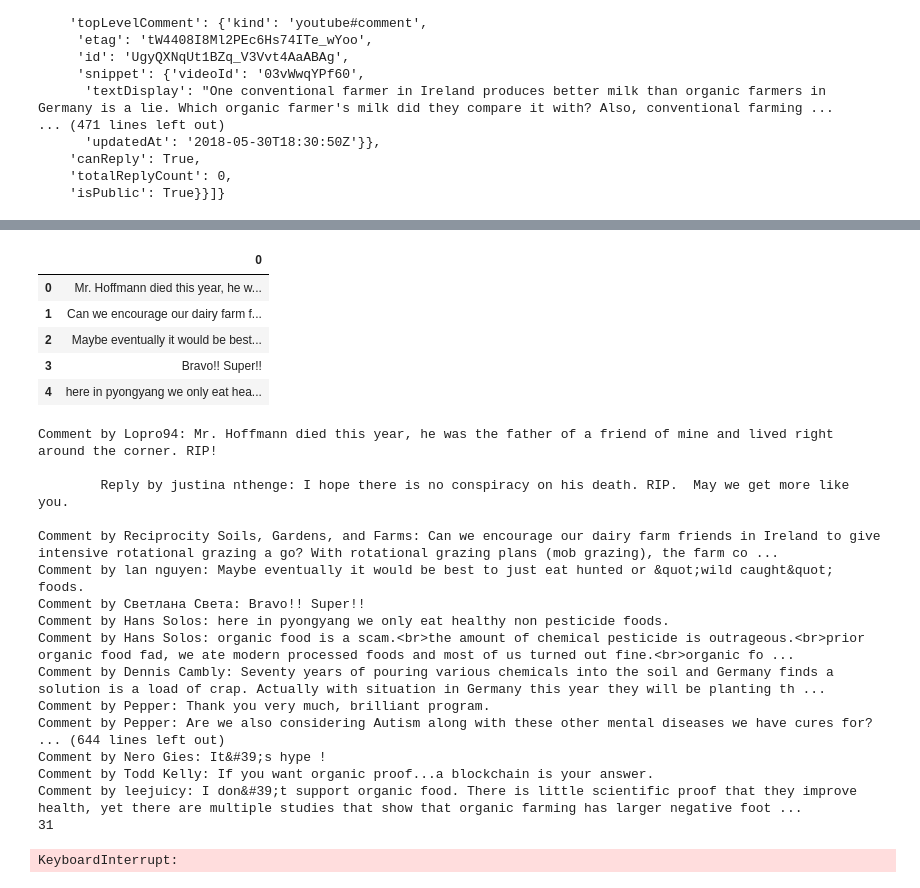
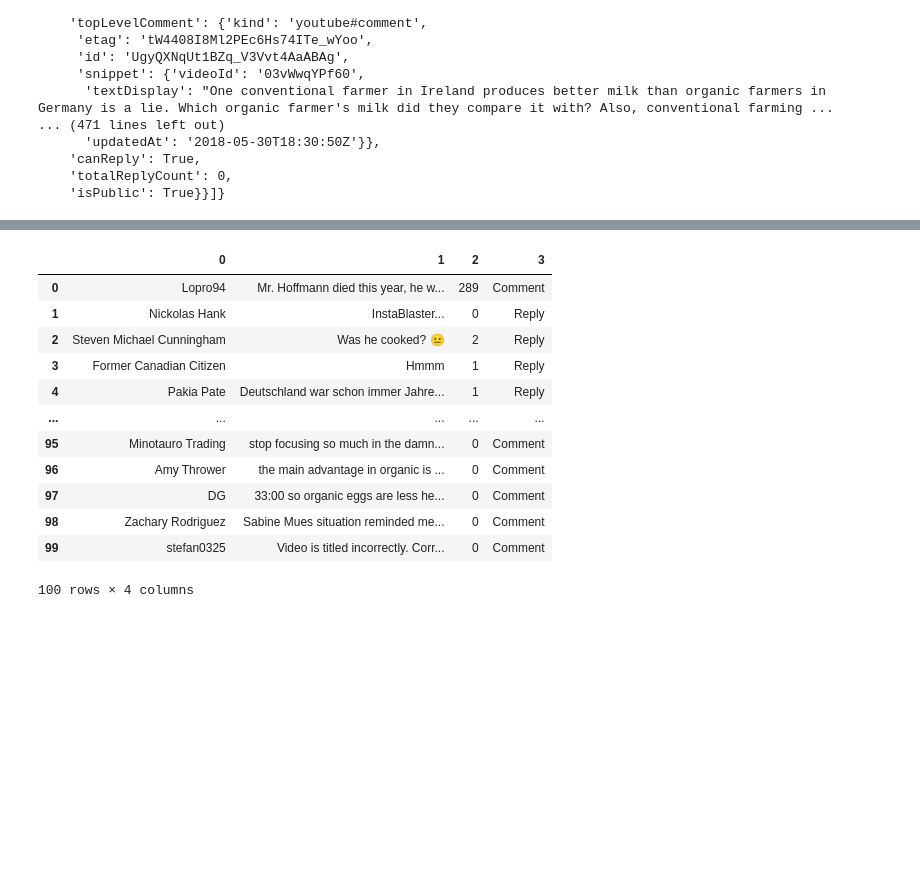
Before and after one commit to cianWalshA/CCT_DA_CA2_AGRI, a Jupyter notebook: Comment Scraping - Youtube Test.ipynb, the cells around one changed output, grey strips where cells are left out. Drawn from its saved outputs; the diff is of its cells as text; code cells hidden in the pictures; blank space fills up the shorter version.

Commit message:
Youtube Comment Scraping - Final
Final update to comment scraper. Contains all functions, to be combined with Data import and prep.

```diff
--- a/Comment Scraping - Youtube Test.ipynb
+++ b/Comment Scraping - Youtube Test.ipynb
@@ -118,53 +130,19 @@ str
 # %%
-df = pd.DataFrame(commentOuput)
-df.head()
+youtubeComments = pd.DataFrame(commentOuput)
+youtubeComments.head(100)
 # %% [output]
-|  | 0 |
-| 0 | Mr. Hoffmann died this year, he w... |
-| 1 | Can we encourage our dairy farm f... |
-| 2 | Maybe eventually it would be best... |
-| 3 | Bravo!! Super!! |
-| 4 | here in pyongyang we only eat hea... |
+|  | 0 | 1 | 2 | 3 |
+| 0 | Lopro94 | Mr. Hoffmann died this year, he w... | 289 | Comment |
+| 1 | Nickolas Hank | InstaBlaster... | 0 | Reply |
+| 2 | Steven Michael Cunningham | Was he cooked? 😐 | 2 | Reply |
+| 3 | Former Canadian Citizen | Hmmm | 1 | Reply |
+| 4 | Pakia Pate | Deutschland war schon immer Jahre... | 1 | Reply |
+| ... | ... | ... | ... | ... |
+| 95 | Minotauro Trading | stop focusing so much in the damn... | 0 | Comment |
+| 96 | Amy Thrower | the main advantage in organic is ... | 0 | Comment |
+| 97 | DG | 33:00 so organic eggs are less he... | 0 | Comment |
+| 98 | Zachary Rodriguez | Sabine Mues situation reminded me... | 0 | Comment |
+| 99 | stefan0325 | Video is titled incorrectly. Corr... | 0 | Comment |
+100 rows × 4 columns
 # %%
-request = youtube.commentThreads().list(
-    part = 'snippet,replies',
-    videoId = video_id
-)
-commentOutput=[]
-a=1
-
-while request:
-    match = request.execute()
-    for item in match["items"]:
-        comment = item["snippet"]["topLevelComment"]
-        author = comment["snippet"]["authorDisplayName"]
-        text = comment["snippet"]["textDisplay"]
-        print("Comment by {}: {}".format(author, text))
-        if 'replies' in item.keys():
-            for reply in item['replies']['comments']:
-                rauthor = reply['snippet']['authorDisplayName']
-                rtext = reply["snippet"]["textDisplay"]
-            print("\n\tReply by {}: {}".format(rauthor, rtext), "\n")
-    print(a)
-    a+=1
-    request = youtube.commentThreads().list_next(
-        request, response)
+youtubeComments.to_csv(r"C:\Users\cianw\Documents\dataAnalytics\CA2\Data\Datasets\youtubeComments_final.csv")
-# %% [output]
-Comment by Lopro94: Mr. Hoffmann died this year, he was the father of a friend of mine and lived right around the corner. RIP!
-
-        Reply by justina nthenge: I hope there is no conspiracy on his death. RIP.  May we get more like you.
-
-Comment by Reciprocity Soils, Gardens, and Farms: Can we encourage our dairy farm friends in Ireland to give intensive rotational grazing a go? With rotational grazing plans (mob grazing), the farm co ...
-Comment by lan nguyen: Maybe eventually it would be best to just eat hunted or &quot;wild caught&quot; foods.
-Comment by Светлана Света: Bravo!! Super!!
-Comment by Hans Solos: here in pyongyang we only eat healthy non pesticide foods.
-Comment by Hans Solos: organic food is a scam.<br>the amount of chemical pesticide is outrageous.<br>prior organic food fad, we ate modern processed foods and most of us turned out fine.<br>organic fo ...
-Comment by Dennis Cambly: Seventy years of pouring various chemicals into the soil and Germany finds a solution is a load of crap. Actually with situation in Germany this year they will be planting th ...
-Comment by Pepper: Thank you very much, brilliant program.
-Comment by Pepper: Are we also considering Autism along with these other mental diseases we have cures for?
-... (644 lines left out)
-Comment by Nero Gies: It&#39;s hype !
-Comment by Todd Kelly: If you want organic proof...a blockchain is your answer.
-Comment by leejuicy: I don&#39;t support organic food. There is little scientific proof that they improve health, yet there are multiple studies that show that organic farming has larger negative foot ...
-31
-KeyboardInterrupt:
```
Also changed, not shown: parts of 6 cells of this notebook, 1 other file.
